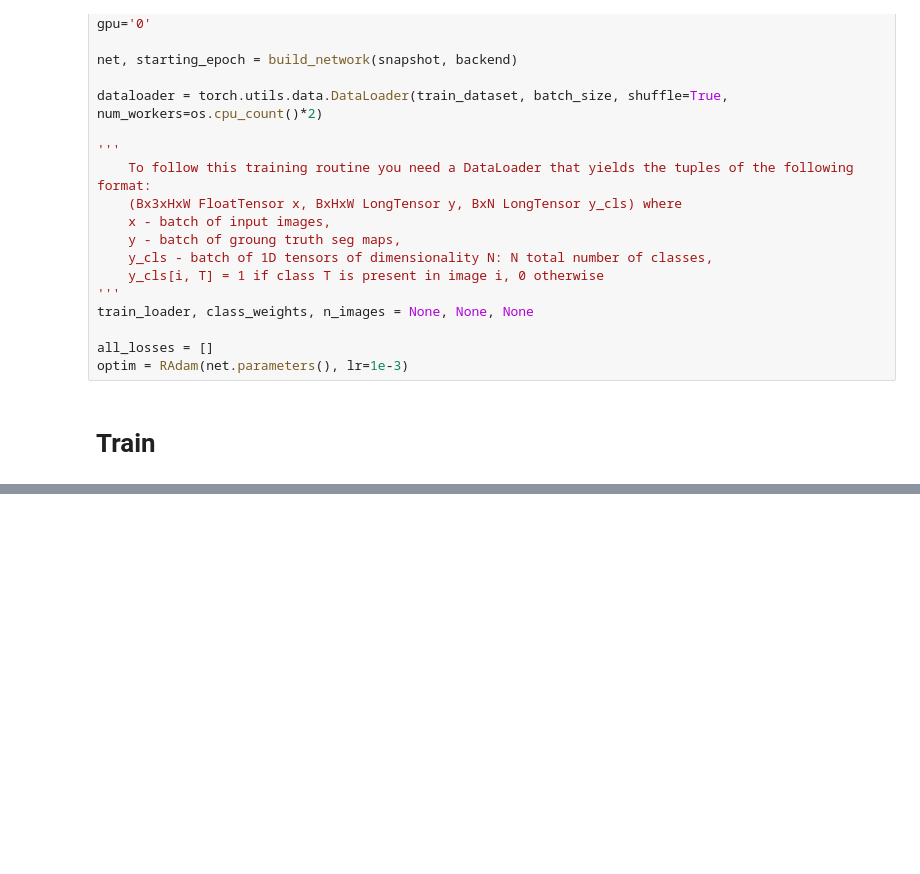
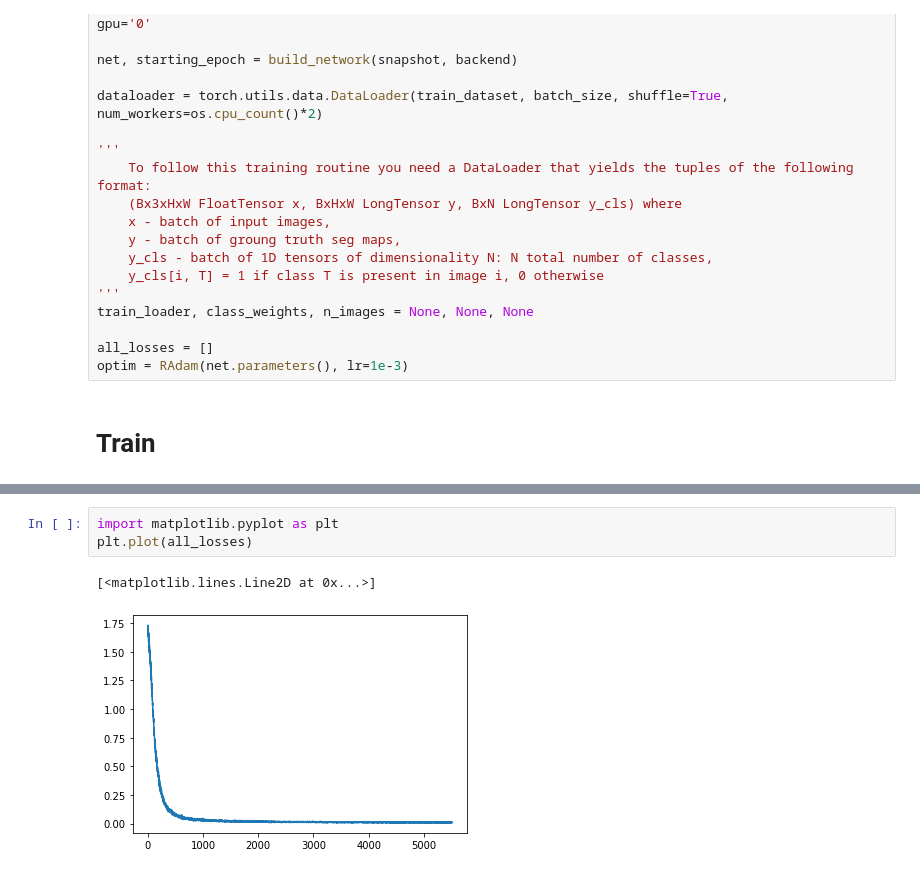
Before and after one commit to shih61/deep-learnging-3d-object-dectation, a Jupyter notebook: PSPNet_ResNet.ipynb, the cells around one changed output, grey strips where cells are left out. Drawn from its saved outputs; the diff is of its cells as text; blank space fills up the shorter version.

```diff
--- a/PSPNet_ResNet.ipynb
+++ b/PSPNet_ResNet.ipynb
@@ -891,0 +911,6 @@ optim = RAdam(net.parameters(), lr=1e-3)
+# %%
+import matplotlib.pyplot as plt
+plt.plot(all_losses)
+# %% [output]
+[<matplotlib.lines.Line2D at 0x...>]
+[figure, added]
```
Also changed, not shown: parts of 2 cells of this notebook.
